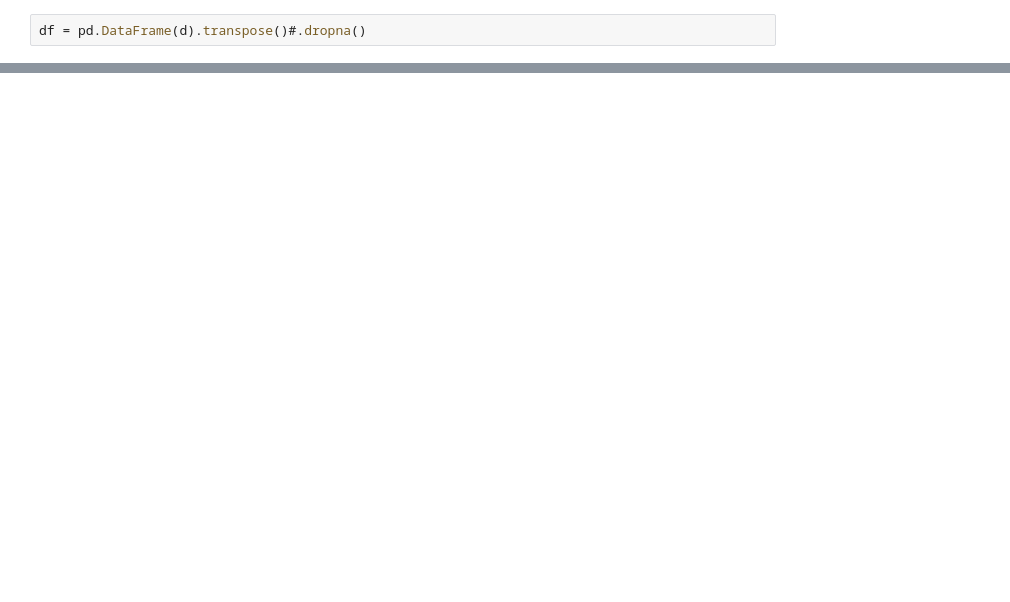
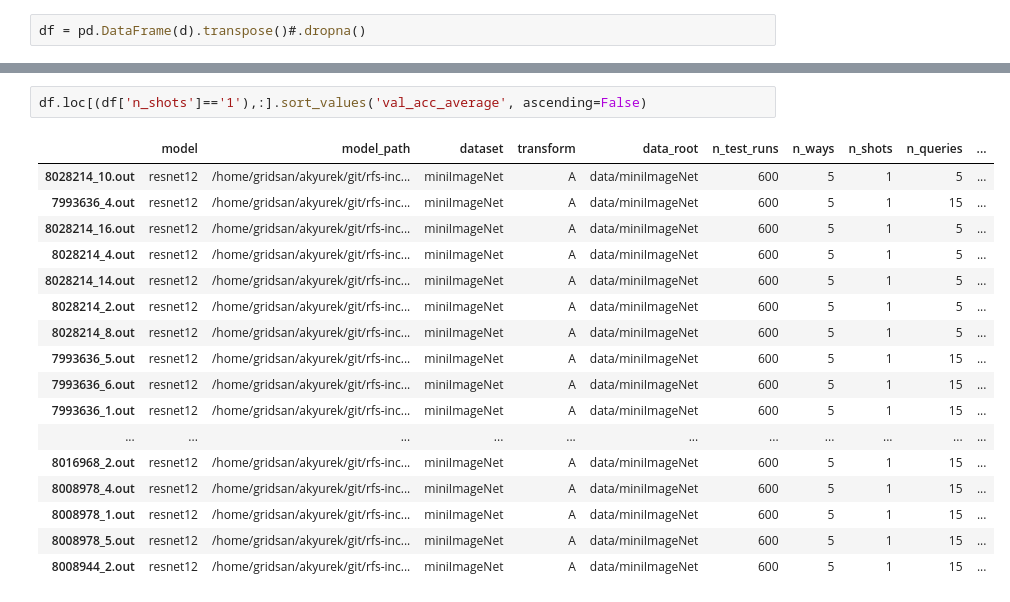
Before and after one commit to feyzaakyurek/subspace-reg, a Jupyter notebook: analyze_results.ipynb, the cells around one changed output, grey strips where cells are left out. Saved outputs shown, nothing was run; the diff lists cells and outputs as text; blank space fills up the shorter version.

```diff
--- a/analyze_results.ipynb
+++ b/analyze_results.ipynb
@@ -113,0 +136,20 @@ df.dropna()
+# %%
+df.loc[(df['n_shots']=='1'),:].sort_values('val_acc_average', ascending=False)
+# %% [output]
+|  | model | model_path | dataset | transform | data_root | n_test_runs | n_ways | n_shots | n_queries | ... |
+| 8028214_10.out | resnet12 | /home/gridsan/akyurek/git/rfs-inc... | miniImageNet | A | data/miniImageNet | 600 | 5 | 1 | 5 | ... |
+| 7993636_4.out | resnet12 | /home/gridsan/akyurek/git/rfs-inc... | miniImageNet | A | data/miniImageNet | 600 | 5 | 1 | 15 | ... |
+| 8028214_16.out | resnet12 | /home/gridsan/akyurek/git/rfs-inc... | miniImageNet | A | data/miniImageNet | 600 | 5 | 1 | 5 | ... |
+| 8028214_4.out | resnet12 | /home/gridsan/akyurek/git/rfs-inc... | miniImageNet | A | data/miniImageNet | 600 | 5 | 1 | 5 | ... |
+| 8028214_14.out | resnet12 | /home/gridsan/akyurek/git/rfs-inc... | miniImageNet | A | data/miniImageNet | 600 | 5 | 1 | 5 | ... |
+| 8028214_2.out | resnet12 | /home/gridsan/akyurek/git/rfs-inc... | miniImageNet | A | data/miniImageNet | 600 | 5 | 1 | 5 | ... |
+| 8028214_8.out | resnet12 | /home/gridsan/akyurek/git/rfs-inc... | miniImageNet | A | data/miniImageNet | 600 | 5 | 1 | 5 | ... |
+| 7993636_5.out | resnet12 | /home/gridsan/akyurek/git/rfs-inc... | miniImageNet | A | data/miniImageNet | 600 | 5 | 1 | 15 | ... |
+| 7993636_6.out | resnet12 | /home/gridsan/akyurek/git/rfs-inc... | miniImageNet | A | data/miniImageNet | 600 | 5 | 1 | 15 | ... |
+| 7993636_1.out | resnet12 | /home/gridsan/akyurek/git/rfs-inc... | miniImageNet | A | data/miniImageNet | 600 | 5 | 1 | 15 | ... |
+| ... | ... | ... | ... | ... | ... | ... | ... | ... | ... | ... |
+| 8016968_2.out | resnet12 | /home/gridsan/akyurek/git/rfs-inc... | miniImageNet | A | data/miniImageNet | 600 | 5 | 1 | 15 | ... |
+| 8008978_4.out | resnet12 | /home/gridsan/akyurek/git/rfs-inc... | miniImageNet | A | data/miniImageNet | 600 | 5 | 1 | 15 | ... |
+| 8008978_1.out | resnet12 | /home/gridsan/akyurek/git/rfs-inc... | miniImageNet | A | data/miniImageNet | 600 | 5 | 1 | 15 | ... |
+| 8008978_5.out | resnet12 | /home/gridsan/akyurek/git/rfs-inc... | miniImageNet | A | data/miniImageNet | 600 | 5 | 1 | 15 | ... |
+| 8008944_2.out | resnet12 | /home/gridsan/akyurek/git/rfs-inc... | miniImageNet | A | data/miniImageNet | 600 | 5 | 1 | 15 | ... |
```
Also changed, not shown: parts of 5 cells of this notebook.
